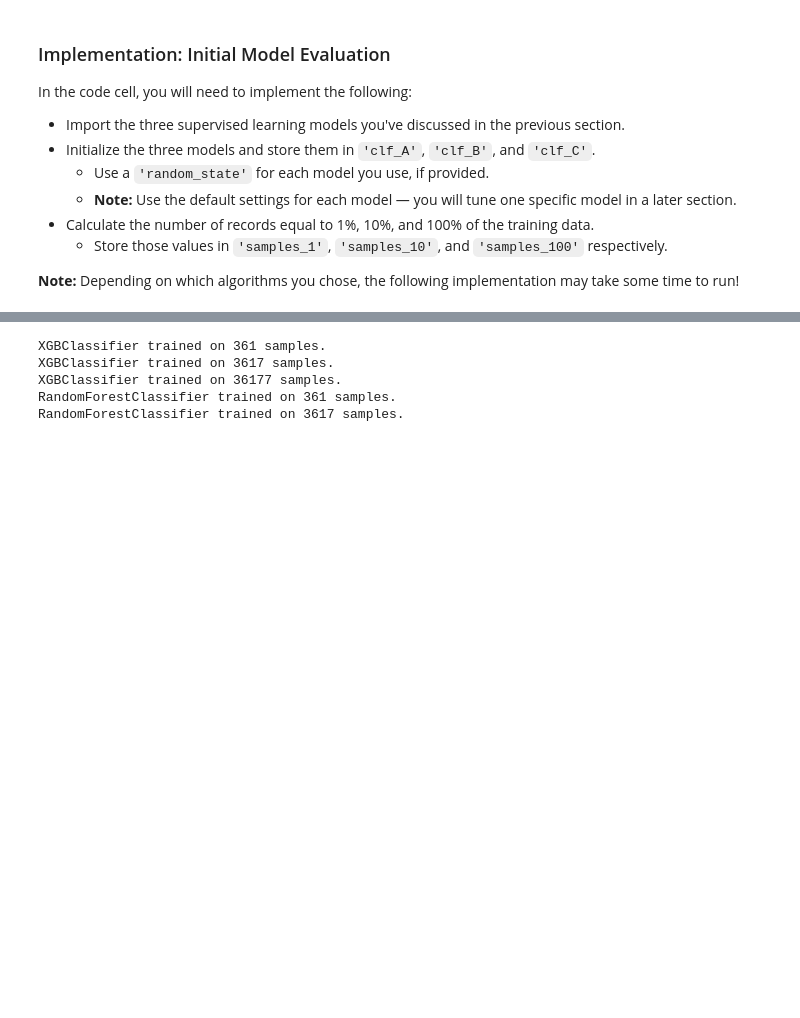
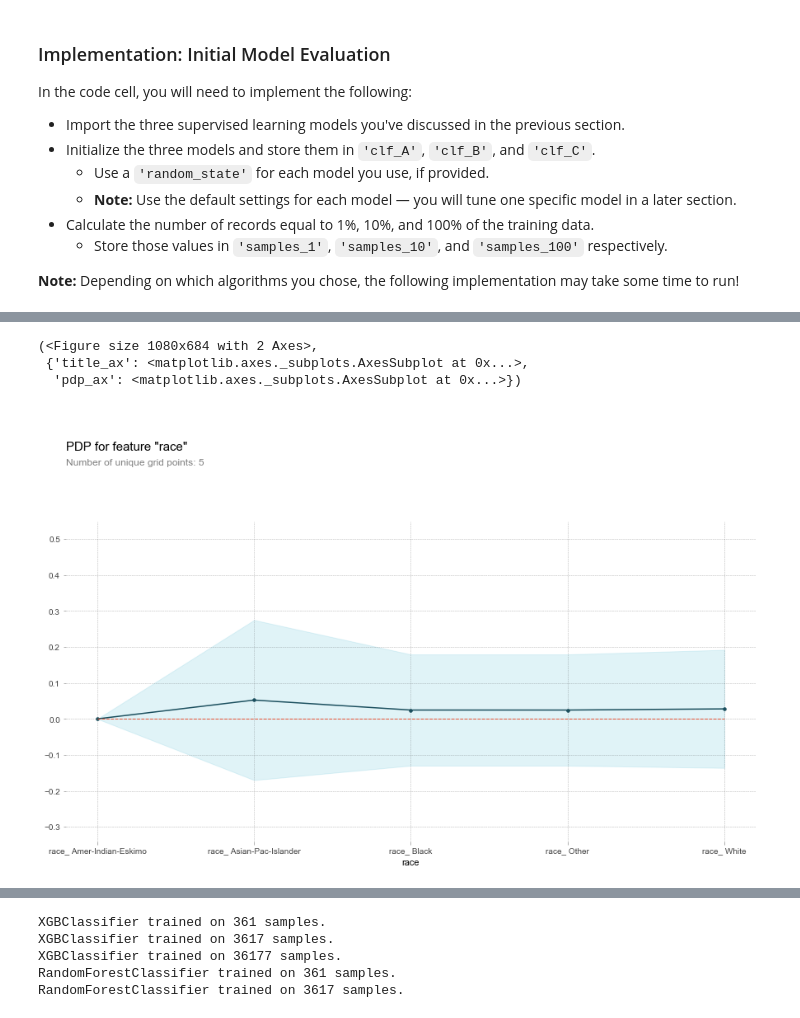
Before and after one commit to ztx0617/Data_Science_Projects, a Jupyter notebook: finding_donors.ipynb, the cells around one changed output, grey strips where cells are left out. Drawn from its saved outputs; the diff is of its cells as text; code cells hidden in the pictures; blank space fills up the shorter version.

```diff
--- a/finding_donors.ipynb
+++ b/finding_donors.ipynb
@@ -440,0 +482,12 @@ pdp.pdp_plot(pdp_goals, 'sex')
+# %%
+pdp_goals = pdp.pdp_isolate(model = clf_C, dataset = X_train, model_features = encoded, feature = ['race_ Amer-Indian-Eskimo',
+ 'race_ Asian-Pac-Islander',
+ 'race_ Black',
+ 'race_ Other',
+ 'race_ White'])
+pdp.pdp_plot(pdp_goals, 'race')
+# %% [output]
+(<Figure size 1080x684 with 2 Axes>,
+ {'title_ax': <matplotlib.axes._subplots.AxesSubplot at 0x...>,
+  'pdp_ax': <matplotlib.axes._subplots.AxesSubplot at 0x...>})
+[figure, added]
```
Also changed, not shown: parts of 13 cells of this notebook.
